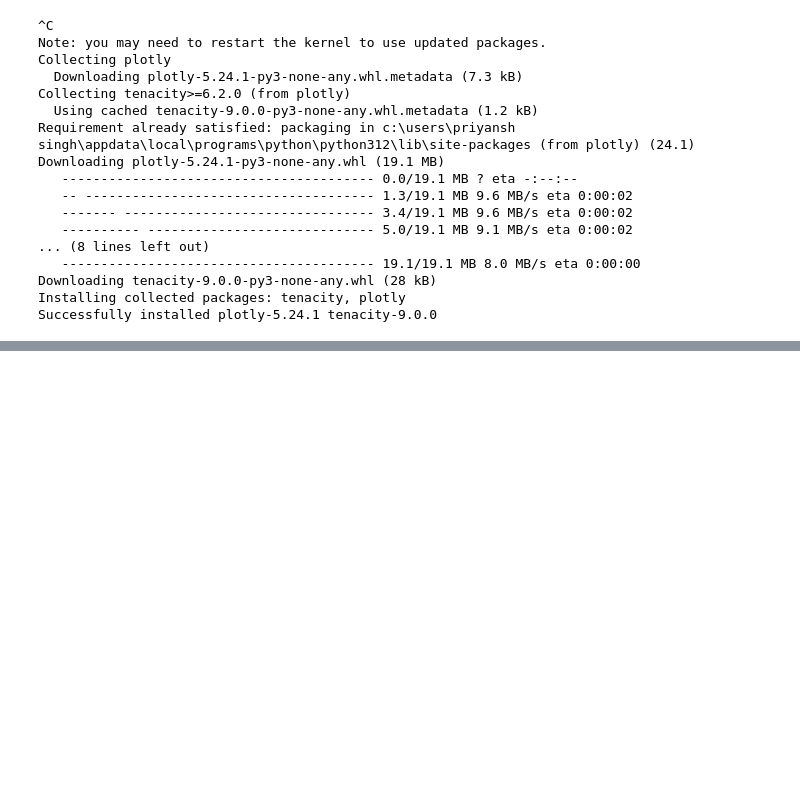
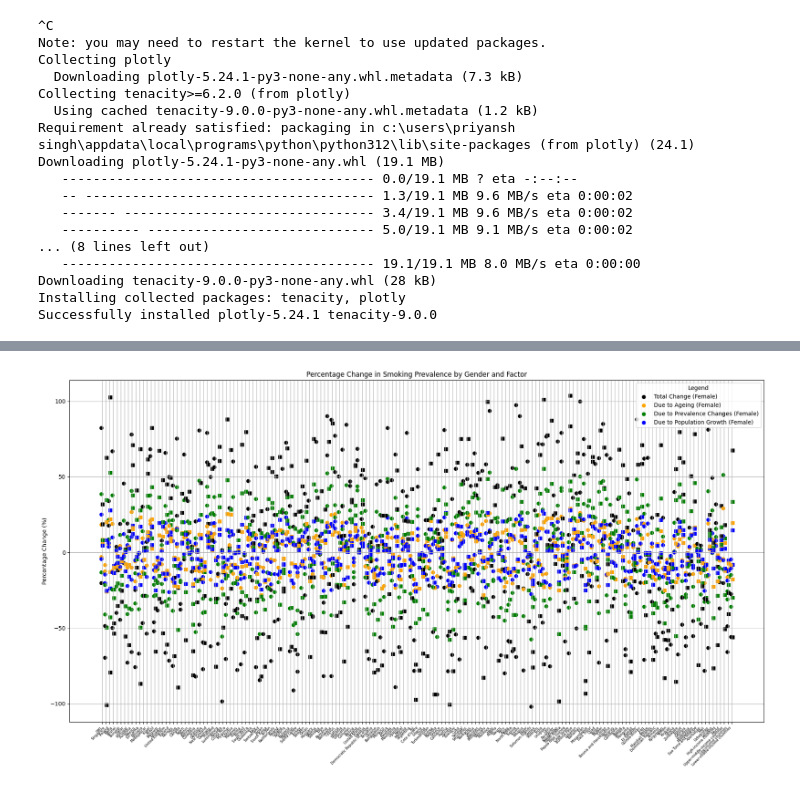
Before and after one commit to Priyanshs-ingh/age_detection_project, a Jupyter notebook: eda_on_merged_data.ipynb, the cells around one changed output, grey strips where cells are left out. Cells and saved outputs as stored; diff of their text form; code cells hidden in the pictures; blank space fills up the shorter version.

```diff
--- a/eda_on_merged_data.ipynb
+++ b/eda_on_merged_data.ipynb
@@ -148,0 +134,50 @@ fig.show()
+# %%
+import matplotlib.pyplot as plt
+import pandas as pd
+import numpy as np
+
+# Load your dataset
+data_path = 'updated_final_merged_data1.csv'
+data = pd.read_csv(data_path)
+
+# Setup the plot with a larger figure size
+fig, ax = plt.subplots(figsize=(18, 10))  # Increased figure size
+
+# Assuming the data columns are named as described above
+factors = ['Total Change', 'Due to Ageing', 'Due to Prevalence Changes', 'Due to Population Growth']
+colors = {'Total Change': 'black', 'Due to Ageing': 'orange', 'Due to Prevalence Changes': 'green', 'Due to Population Growth': 'blue'}
+markers = {'Female': 'o', 'Male': 's'}
+
+# Define a wider range for x-positions to avoid overlapping
+region_count = len(data['Region'].unique())
+x_positions = np.linspace(0, region_count * 2, region_count)  # More space between each region
+
+# Iterate through each type (Current and Former)
+for i, smoker_type in enumerate(['Current', 'Former']):
+    group_data = data[data['Type'] == smoker_type]
+
+    for gender in ['Female', 'Male']:
+        gender_data = group_data[group_data['Gender'] == gender]
+        offset = 0.4 if gender == 'Male' else -0.4  # Increased offset
+
+        for factor in factors:
+            # Apply offset to x_positions based on gender
+            adjusted_x_positions = x_positions + offset
+            ax.scatter(adjusted_x_positions, gender_data[factor], color=colors[factor], marker=markers[gender], label=f'{factor} ({gender})' if i == 0 and gender == 'Female' else "")
+
+# Set labels and titles
+ax.set_xticks(x_positions)  # Set x-ticks to the middle of the groups
+ax.set_xticklabels(data['Region'].unique(), rotation=45, ha='right',fontsize=6)
+ax.set_ylabel('Percentage Change (%)')
+ax.set_title('Percentage Change in Smoking Prevalence by Gender and Factor')
+ax.grid(True)
+
+# Create a legend
+handles, labels = ax.get_legend_handles_labels()
+by_label = dict(zip(labels, handles))  # Remove duplicates
+ax.legend(by_label.values(), by_label.keys(), title='Legend', loc='upper right')
+
+plt.tight_layout()
+plt.show()
+# %% [output]
+[figure, added]
```
Also changed, not shown: parts of 8 cells of this notebook, 19 other files.
